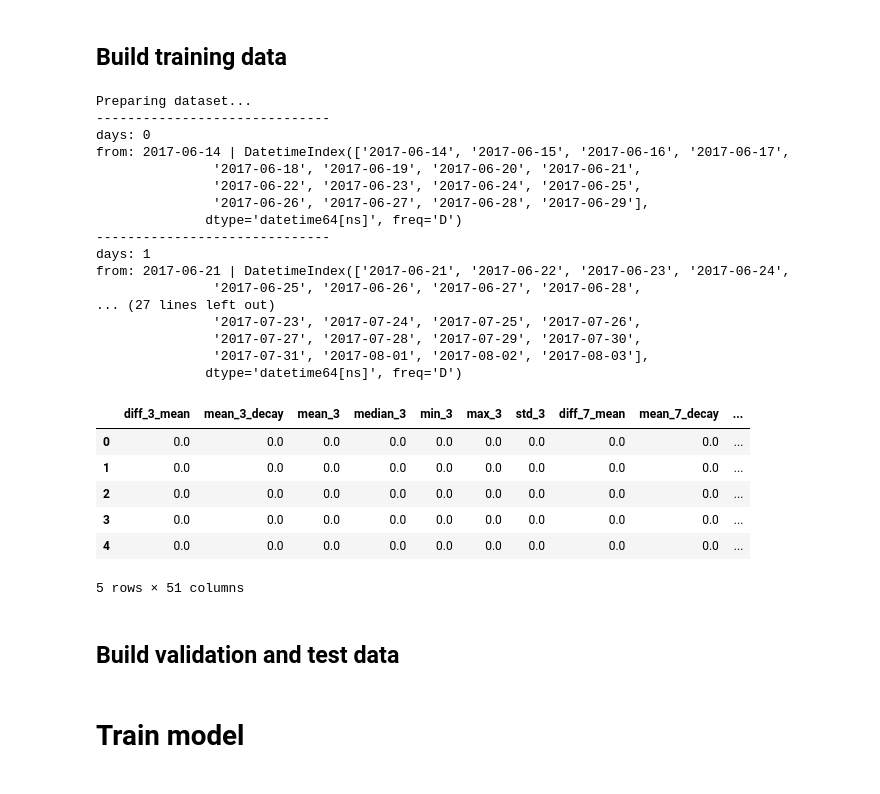
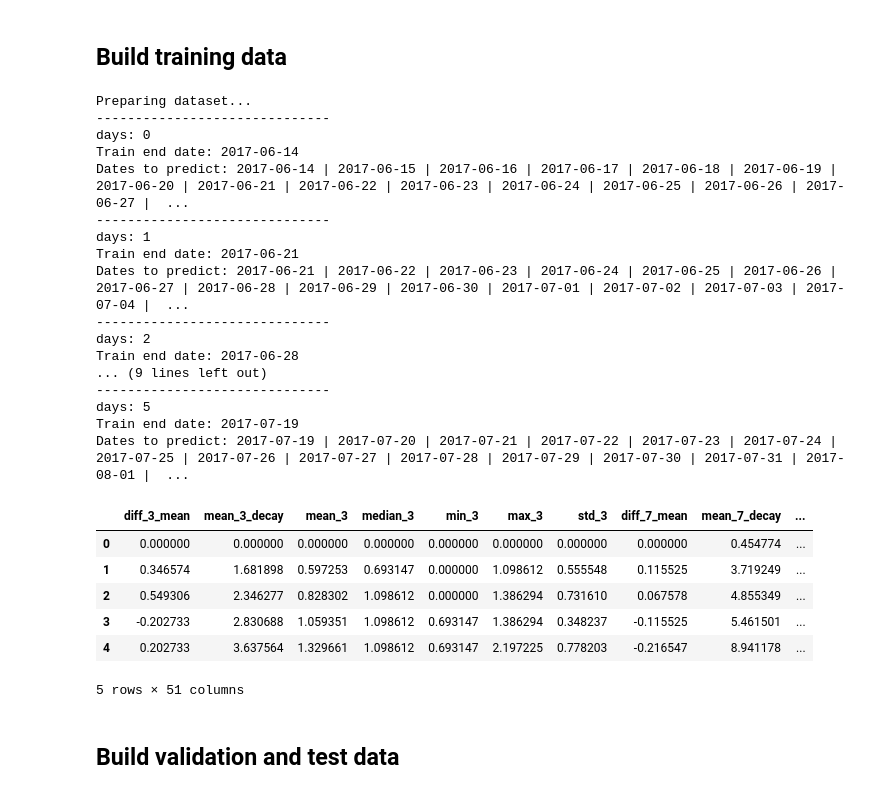
Before and after one commit to palpen/sm-202011, a Jupyter notebook: project_2/0_build_data.ipynb, the cells around one changed output. Saved outputs shown, nothing was run; the diff lists cells and outputs as text; code cells hidden in the pictures.

Commit message:
add build data for project 2

```diff
--- a/project_2/0_build_data.ipynb
+++ b/project_2/0_build_data.ipynb
@@ -14,3 +14,5 @@ import feather
 import lightgbm as lgb
 from sklearn.preprocessing import LabelEncoder
 from sklearn.metrics import mean_squared_error
+# %%
+SAMPLE = False
@@ -21,24 +32,21 @@ MAIN_PATH = pathlib.Path('/Users/palermopenano/personal/sm-202011/project_2')
 # %%
 # Load full dataset
-# df_train = pd.read_csv(
-#     MAIN_PATH / 'data/train.csv',
-#     usecols=[1,2,3,4,5],
-#     dtype={'onpromotion': bool},
-#     converters={'unit_sales': lambda u: np.log1p(float(u)) if float(u) > 0 else 0},
-#     parse_dates=["date"],
-#     skiprows=range(1, 66458909))
+if not SAMPLE:
+    df_train = pd.read_csv(
+        MAIN_PATH / 'data/train.csv',
+        usecols=[1,2,3,4,5],
+        dtype={'onpromotion': bool},
+        converters={'unit_sales': lambda u: np.log1p(float(u)) if float(u) > 0 else 0},
+        parse_dates=["date"],
+        skiprows=range(1, 66458909))
 
-# # Generate subsample of full data
-# df_train.sample(frac=.01).to_csv(MAIN_PATH / 'data/train_sample.csv')
-
-# Load small dataset for building pipeline
-df_train = pd.read_csv(
-    MAIN_PATH / 'data/train_sample.csv',
-    usecols=[1, 2, 3, 4, 5],
-    dtype={'onpromotion': bool},
-    converters={'unit_sales': lambda u: np.log1p(float(u)) if float(u) > 0 else 0},
-    parse_dates=["date"]
-)
+    # Generate subsample of full data
+    feather.write_dataframe(
+        df_train.sample(frac=.01),
+        MAIN_PATH / 'tmp/train_sample')
+else:
+    # Load small dataset for building pipeline
+    df_train = feather.read_dataframe(MAIN_PATH / 'tmp/train_sample')
 
 df_train.shape
 # %% [output]
@@ -213,12 +233,6 @@ def prepare_dataset(df, t2017, is_train=True, name_prefix=None, num_days_preds=1
 ## Build training data
 # %%
 print("Preparing dataset...")
-
-t2017 = date(2017, 6, 14)  # last day to use for training
-num_days_preds = 16        # number of days into the future to predict (y values)
-
-num_days = 6
-# num_days = 1
 
 X_l, y_l = [], []
 
@@ -236,51 +250,52 @@ for i in range(num_days):
     delta = timedelta(days=7 * i)
 
     from_date = t2017 + delta
     y_preds_range = pd.date_range(from_date, periods=num_days_preds)
-    print(f"from: {from_date} | {y_preds_range}")
+    print(f"Train end date: {from_date}",
+          "\nDates to predict: " + " | ".join(y_preds_range.astype(str).to_list()))
 
     # Store by item level features (sales and promo)
     X_tmp, y_tmp = prepare_dataset(df_2017, from_date)
 
     X_tmp = pd.concat([X_tmp,
                        items.reset_index(),
                        stores.reset_index()],
                       axis=1)
 
     X_l.append(X_tmp)
     y_l.append(y_tmp)
 
 # Concatenate along rows
 X_train = pd.concat(X_l, axis=0)
 y_train = np.concatenate(y_l, axis=0)
 
 del X_l, y_l
 
 X_train.head()
 # %% [output]
 Preparing dataset...
 ------------------------------
 days: 0
-from: 2017-06-14 | DatetimeIndex(['2017-06-14', '2017-06-15', '2017-06-16', '2017-06-17',
-               '2017-06-18', '2017-06-19', '2017-06-20', '2017-06-21',
-               '2017-06-22', '2017-06-23', '2017-06-24', '2017-06-25',
-               '2017-06-26', '2017-06-27', '2017-06-28', '2017-06-29'],
-              dtype='datetime64[ns]', freq='D')
+Train end date: 2017-06-14
+Dates to predict: 2017-06-14 | 2017-06-15 | 2017-06-16 | 2017-06-17 | 2017-06-18 | 2017-06-19 | 2017-06-20 | 2017-06-21 | 2017-06-22 | 2017-06-23 | 2017-06-24 | 2017-06-25 | 2017-06-26 | 2017-06-27 |  ...
 ------------------------------
 days: 1
-from: 2017-06-21 | DatetimeIndex(['2017-06-21', '2017-06-22', '2017-06-23', '2017-06-24',
-               '2017-06-25', '2017-06-26', '2017-06-27', '2017-06-28',
-... (27 lines left out)
-               '2017-07-23', '2017-07-24', '2017-07-25', '2017-07-26',
-               '2017-07-27', '2017-07-28', '2017-07-29', '2017-07-30',
-               '2017-07-31', '2017-08-01', '2017-08-02', '2017-08-03'],
-              dtype='datetime64[ns]', freq='D')
+Train end date: 2017-06-21
+Dates to predict: 2017-06-21 | 2017-06-22 | 2017-06-23 | 2017-06-24 | 2017-06-25 | 2017-06-26 | 2017-06-27 | 2017-06-28 | 2017-06-29 | 2017-06-30 | 2017-07-01 | 2017-07-02 | 2017-07-03 | 2017-07-04 |  ...
+------------------------------
+days: 2
+Train end date: 2017-06-28
+... (9 lines left out)
+------------------------------
+days: 5
+Train end date: 2017-07-19
+Dates to predict: 2017-07-19 | 2017-07-20 | 2017-07-21 | 2017-07-22 | 2017-07-23 | 2017-07-24 | 2017-07-25 | 2017-07-26 | 2017-07-27 | 2017-07-28 | 2017-07-29 | 2017-07-30 | 2017-07-31 | 2017-08-01 |  ...
 |  | diff_3_mean | mean_3_decay | mean_3 | median_3 | min_3 | max_3 | std_3 | diff_7_mean | mean_7_decay | ... |
-| 0 | 0.0 | 0.0 | 0.0 | 0.0 | 0.0 | 0.0 | 0.0 | 0.0 | 0.0 | ... |
-| 1 | 0.0 | 0.0 | 0.0 | 0.0 | 0.0 | 0.0 | 0.0 | 0.0 | 0.0 | ... |
-| 2 | 0.0 | 0.0 | 0.0 | 0.0 | 0.0 | 0.0 | 0.0 | 0.0 | 0.0 | ... |
-| 3 | 0.0 | 0.0 | 0.0 | 0.0 | 0.0 | 0.0 | 0.0 | 0.0 | 0.0 | ... |
-| 4 | 0.0 | 0.0 | 0.0 | 0.0 | 0.0 | 0.0 | 0.0 | 0.0 | 0.0 | ... |
+| 0 | 0.000000 | 0.000000 | 0.000000 | 0.000000 | 0.000000 | 0.000000 | 0.000000 | 0.000000 | 0.454774 | ... |
+| 1 | 0.346574 | 1.681898 | 0.597253 | 0.693147 | 0.000000 | 1.098612 | 0.555548 | 0.115525 | 3.719249 | ... |
+| 2 | 0.549306 | 2.346277 | 0.828302 | 1.098612 | 0.000000 | 1.386294 | 0.731610 | 0.067578 | 4.855349 | ... |
+| 3 | -0.202733 | 2.830688 | 1.059351 | 1.098612 | 0.693147 | 1.386294 | 0.348237 | -0.115525 | 5.461501 | ... |
+| 4 | 0.202733 | 3.637564 | 1.329661 | 1.098612 | 0.693147 | 2.197225 | 0.778203 | -0.216547 | 8.941178 | ... |
 5 rows × 51 columns
 # %% [markdown]
 ## Build validation and test data
@@ -302,5 +314,3 @@ X_test = pd.concat([X_test,
 # %%
 # del X_test2, X_val2, df_2017_item, promo_2017_item, df_2017_store_class, df_2017_promo_store_class, df_2017_store_class_index
 # gc.collect()
-# %% [markdown]
-# Train model
```
Also changed, not shown: parts of 15 cells of this notebook.
